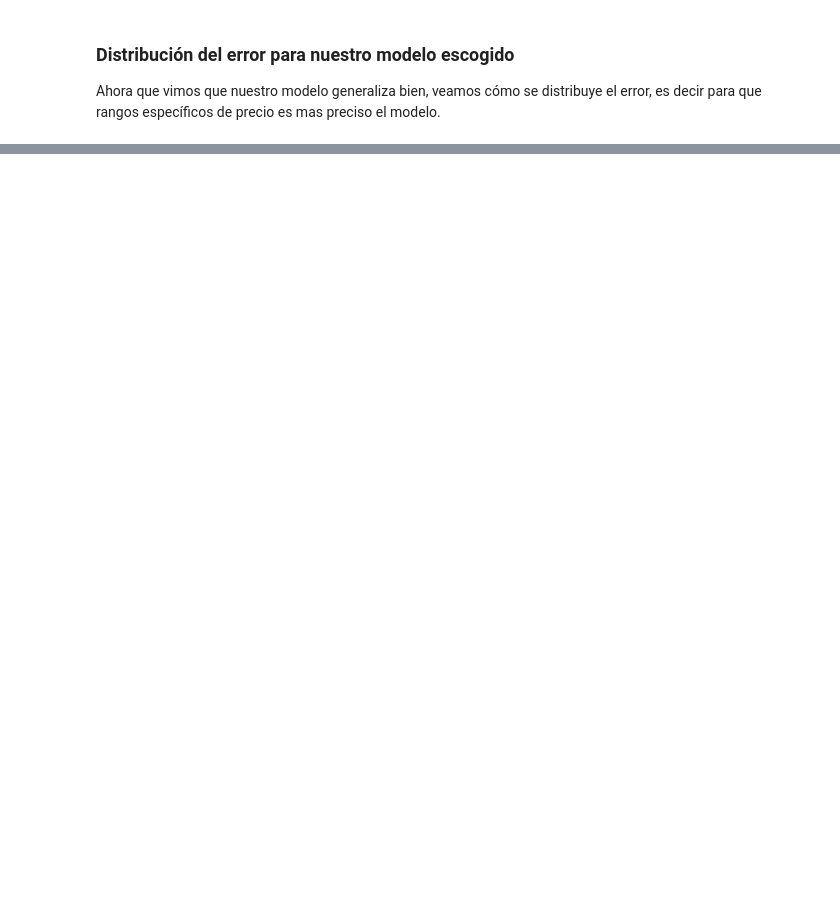
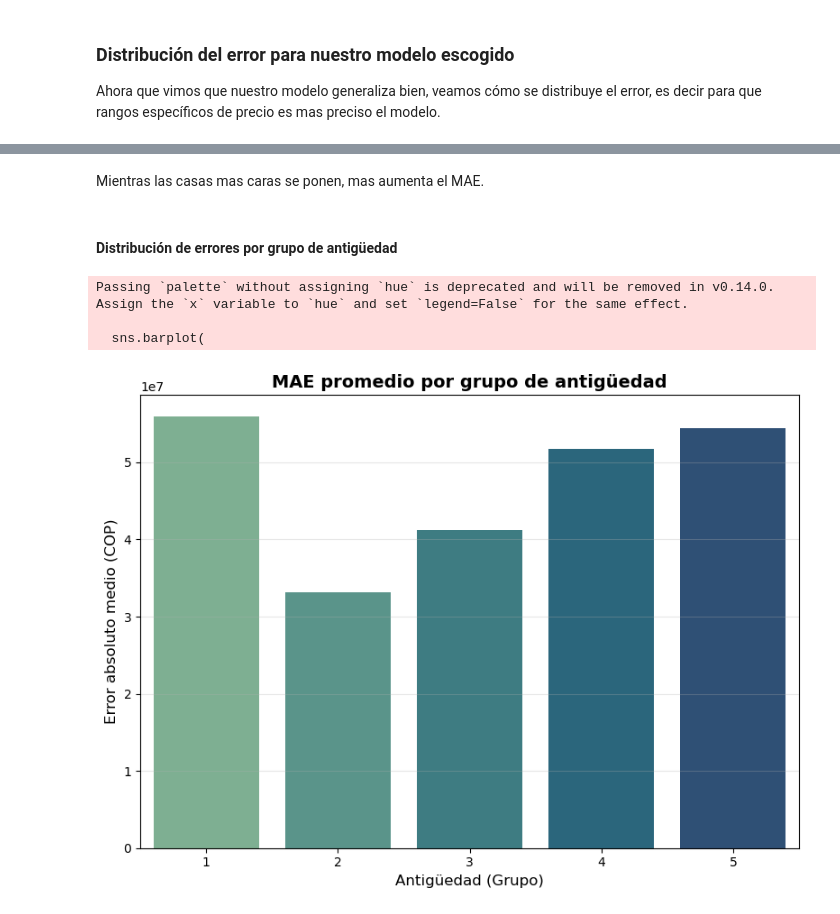
Before and after one commit to Santiago-Beltran/housing-cost-analysis-prediction, a Jupyter notebook: CRISP_DM/ModellingPhase.ipynb, the cells around one changed output, grey strips where cells are left out. Drawn from its saved outputs; the diff is of its cells as text; code cells hidden in the pictures; blank space fills up the shorter version.

```diff
--- a/CRISP_DM/ModellingPhase.ipynb
+++ b/CRISP_DM/ModellingPhase.ipynb
@@ -295,0 +365,31 @@ err_abs
+# %% [markdown]
+Mientras las casas mas caras se ponen, mas aumenta el MAE.
+# %% [markdown]
+#### Distribución de errores por grupo de antigüedad
+# %%
+mae_antiguedad = (
+    dm_test.groupby("Antigüedad (Grupo)")["Error absoluto"]
+    .median()
+    .sort_index()
+)
+
+mae_antiguedad.index = mae_antiguedad.index.astype(str)
+
+plt.figure(figsize=(8,6))
+sns.barplot(
+    x=mae_antiguedad.index,
+    y=mae_antiguedad.values,
+    palette="crest"
+)
+
+plt.title("MAE promedio por grupo de antigüedad", fontsize=14, fontweight="bold")
+plt.xlabel("Antigüedad (Grupo)", fontsize=12)
+plt.ylabel("Error absoluto medio (COP)", fontsize=12)
+plt.grid(axis="y", alpha=0.3)
+plt.tight_layout()
+plt.show()
+# %% [output]
+Passing `palette` without assigning `hue` is deprecated and will be removed in v0.14.0. Assign the `x` variable to `hue` and set `legend=False` for the same effect.
+
+  sns.barplot(
+[figure, added]
```
Also changed, not shown: parts of 58 cells of this notebook, 2 other files.
